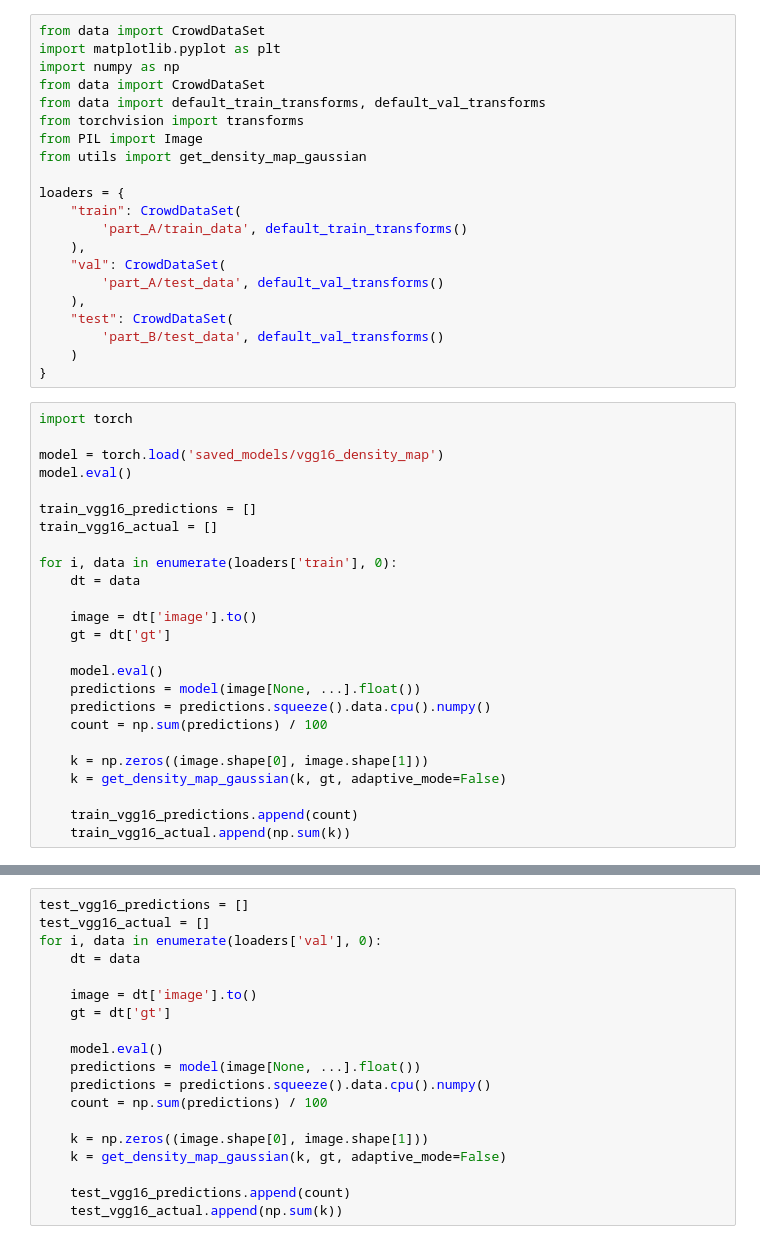
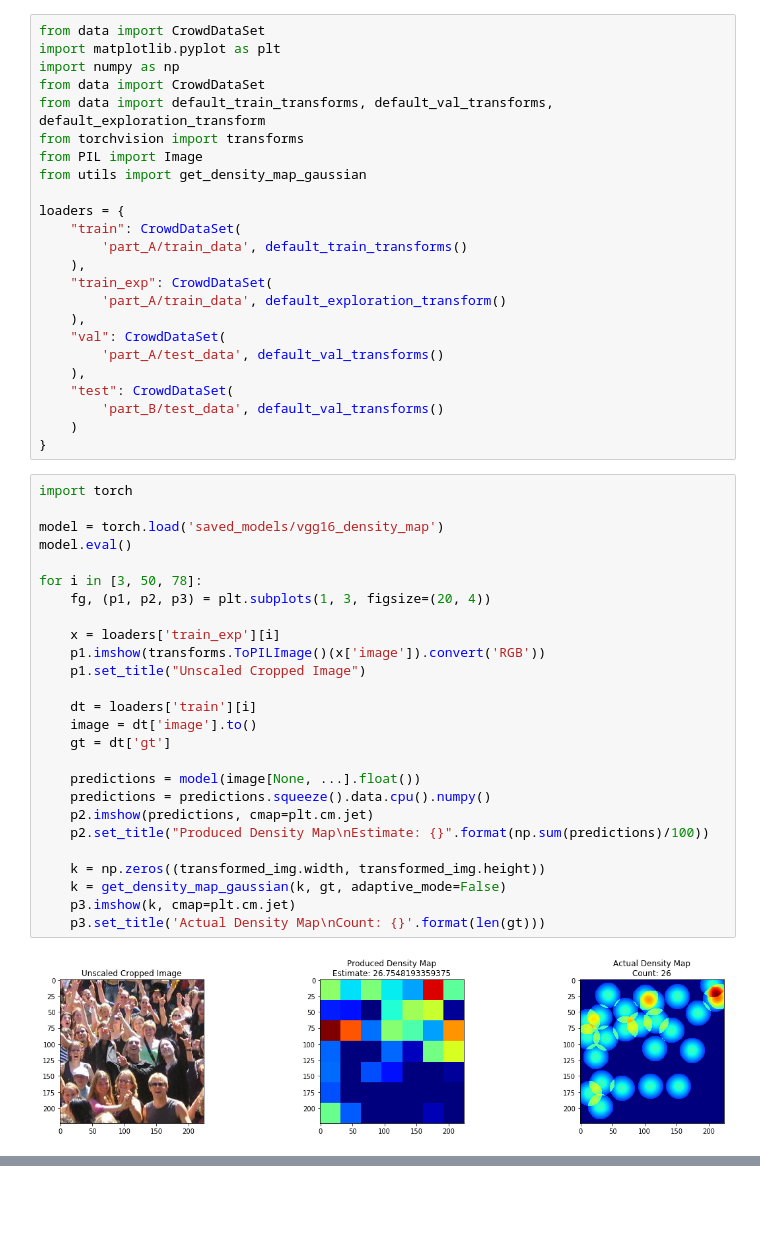
Before and after one commit to stanleykywu/covid-19-crowd-counting, a Jupyter notebook: EvaluateModels.ipynb, the cells around one changed output, grey strips where cells are left out. Saved outputs shown, nothing was run; the diff lists cells and outputs as text; blank space fills up the shorter version.

```diff
--- a/EvaluateModels.ipynb
+++ b/EvaluateModels.ipynb
@@ -3,7 +3,7 @@ from data import CrowdDataSet
 import matplotlib.pyplot as plt
 import numpy as np
 from data import CrowdDataSet
-from data import default_train_transforms, default_val_transforms
+from data import default_train_transforms, default_val_transforms, default_exploration_transform
 from torchvision import transforms
 from PIL import Image
 from utils import get_density_map_gaussian
@@ -12,6 +12,9 @@ loaders = {
     "train": CrowdDataSet(
         'part_A/train_data', default_train_transforms()
     ),
+    "train_exp": CrowdDataSet(
+        'part_A/train_data', default_exploration_transform()
+    ),
     "val": CrowdDataSet(
         'part_A/test_data', default_val_transforms()
     ),
@@ -22,25 +25,28 @@ loaders = {
 # %%
 import torch
 
 model = torch.load('saved_models/vgg16_density_map')
 model.eval()
 
-train_vgg16_predictions = []
-train_vgg16_actual = []
+for i in [3, 50, 78]:
+    fg, (p1, p2, p3) = plt.subplots(1, 3, figsize=(20, 4))
 
-for i, data in enumerate(loaders['train'], 0):
-    dt = data
+    x = loaders['train_exp'][i]
+    p1.imshow(transforms.ToPILImage()(x['image']).convert('RGB'))
+    p1.set_title("Unscaled Cropped Image")
 
+    dt = loaders['train'][i]
     image = dt['image'].to()
     gt = dt['gt']
 
-    model.eval()
     predictions = model(image[None, ...].float())
     predictions = predictions.squeeze().data.cpu().numpy()
-    count = np.sum(predictions) / 100
+    p2.imshow(predictions, cmap=plt.cm.jet)
+    p2.set_title("Produced Density Map\nEstimate: {}".format(np.sum(predictions)/100))
 
-    k = np.zeros((image.shape[0], image.shape[1]))
+    k = np.zeros((transformed_img.width, transformed_img.height))
     k = get_density_map_gaussian(k, gt, adaptive_mode=False)
-
-    train_vgg16_predictions.append(count)
-    train_vgg16_actual.append(np.sum(k))
+    p3.imshow(k, cmap=plt.cm.jet)
+    p3.set_title('Actual Density Map\nCount: {}'.format(len(gt)))
+# %% [output]
+[figure, added]
@@ -47,19 +54,0 @@ for i, data in enumerate(loaders['train'], 0):
-# %%
-test_vgg16_predictions = []
-test_vgg16_actual = []
-for i, data in enumerate(loaders['val'], 0):
-    dt = data
-
-    image = dt['image'].to()
-    gt = dt['gt']
-
-    model.eval()
-    predictions = model(image[None, ...].float())
-    predictions = predictions.squeeze().data.cpu().numpy()
-    count = np.sum(predictions) / 100
-
-    k = np.zeros((image.shape[0], image.shape[1]))
-    k = get_density_map_gaussian(k, gt, adaptive_mode=False)
-
-    test_vgg16_predictions.append(count)
-    test_vgg16_actual.append(np.sum(k))
```
Also changed, not shown: parts of 9 cells of this notebook, 1 other file.
